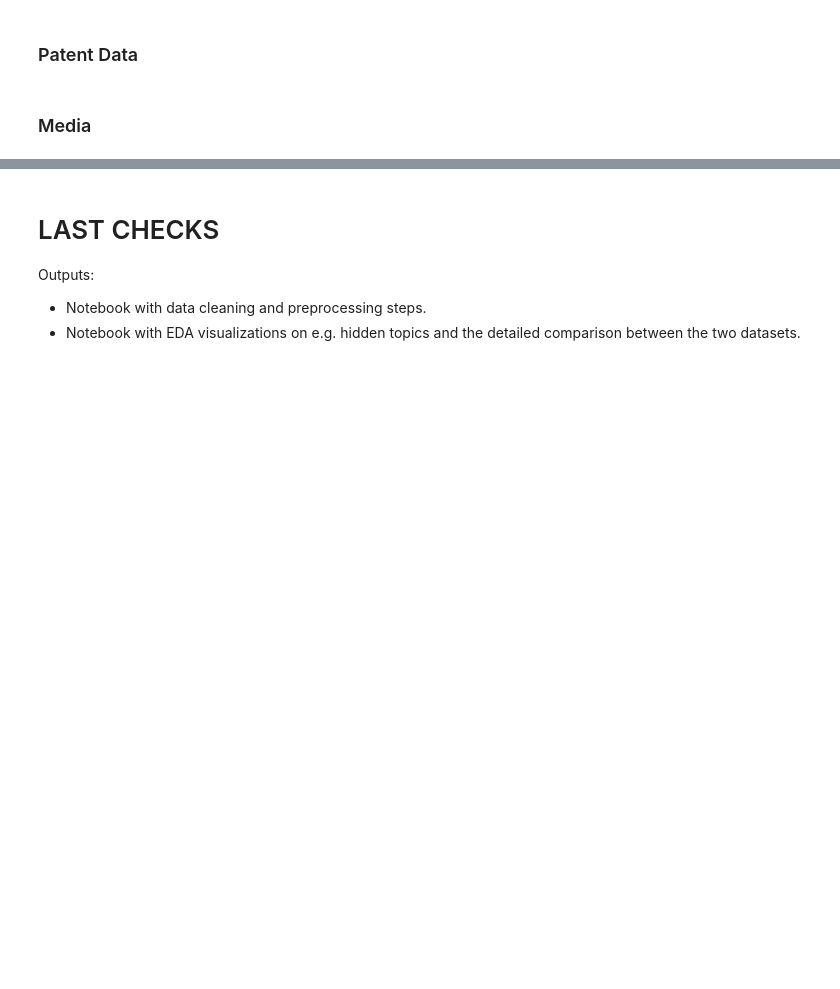
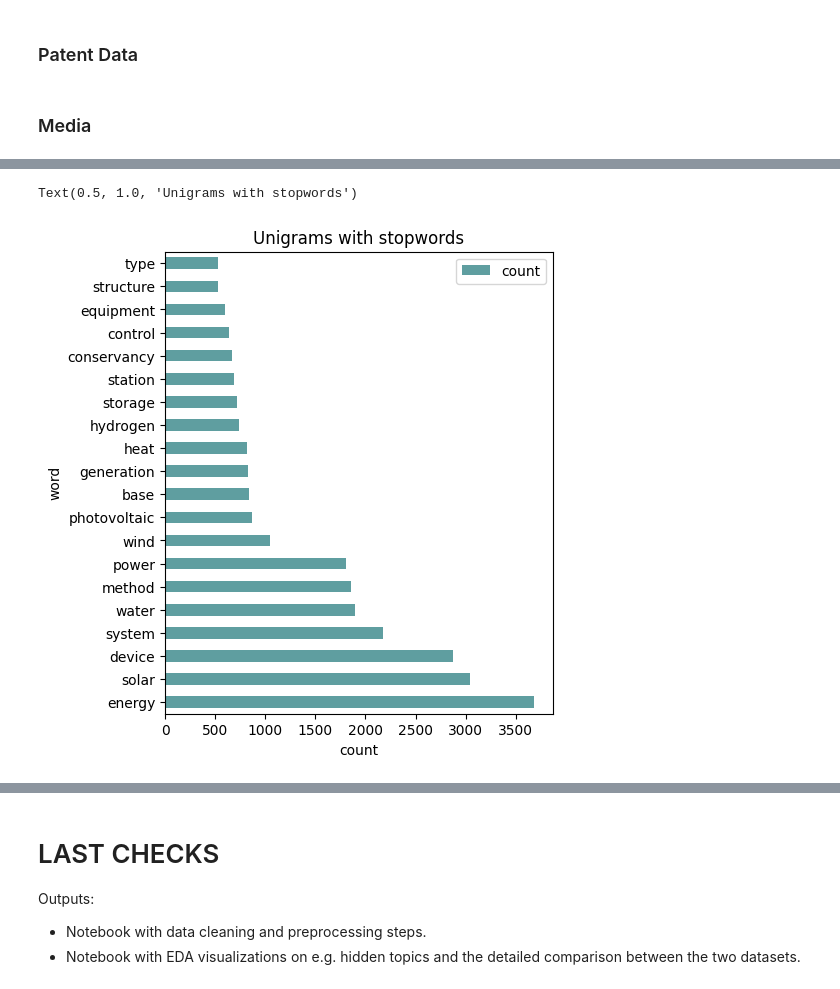
Before and after one commit to lucarenz1997/NLP, a Jupyter notebook: Stage_1_Cleaning_and_Preprocessing.ipynb, the cells around one changed output, grey strips where cells are left out. Saved outputs shown, nothing was run; the diff lists cells and outputs as text; code cells hidden in the pictures; blank space fills up the shorter version.

```diff
--- a/Stage_1_Cleaning_and_Preprocessing.ipynb
+++ b/Stage_1_Cleaning_and_Preprocessing.ipynb
@@ -400,0 +476,13 @@ media_data['content_clean'] = [
+# %%
+def get_top_n_words(corpus, n=None):
+    vec = CountVectorizer().fit(corpus)
+    bag_of_words = vec.transform(corpus)
+    sum_words = bag_of_words.sum(axis=0)
+    words_freq = [(word, sum_words[0, idx]) for word, idx in vec.vocabulary_.items()]
+    words_freq =sorted(words_freq, key = lambda x: x[1], reverse=True)
+    return words_freq[:n]
+
+common_words = get_top_n_words(patent_data_no_duplicates['title'], 20)
+
+unigrams_w_stops = pd.DataFrame(common_words, columns = ['word' , 'count'])
+unigrams_w_stops
@@ -400,0 +507,8 @@ media_data['content_clean'] = [
+# %%
+unigrams_w_stops.plot(kind='barh', x='word', color='cadetblue', width=0.5, figsize=(5,6))
+plt.xlabel('count')
+plt.ylabel('word')
+plt.title('Unigrams with stopwords')
+# %% [output]
+Text(0.5, 1.0, 'Unigrams with stopwords')
+[figure, added]
```
Also changed, not shown: parts of 17 cells of this notebook.
